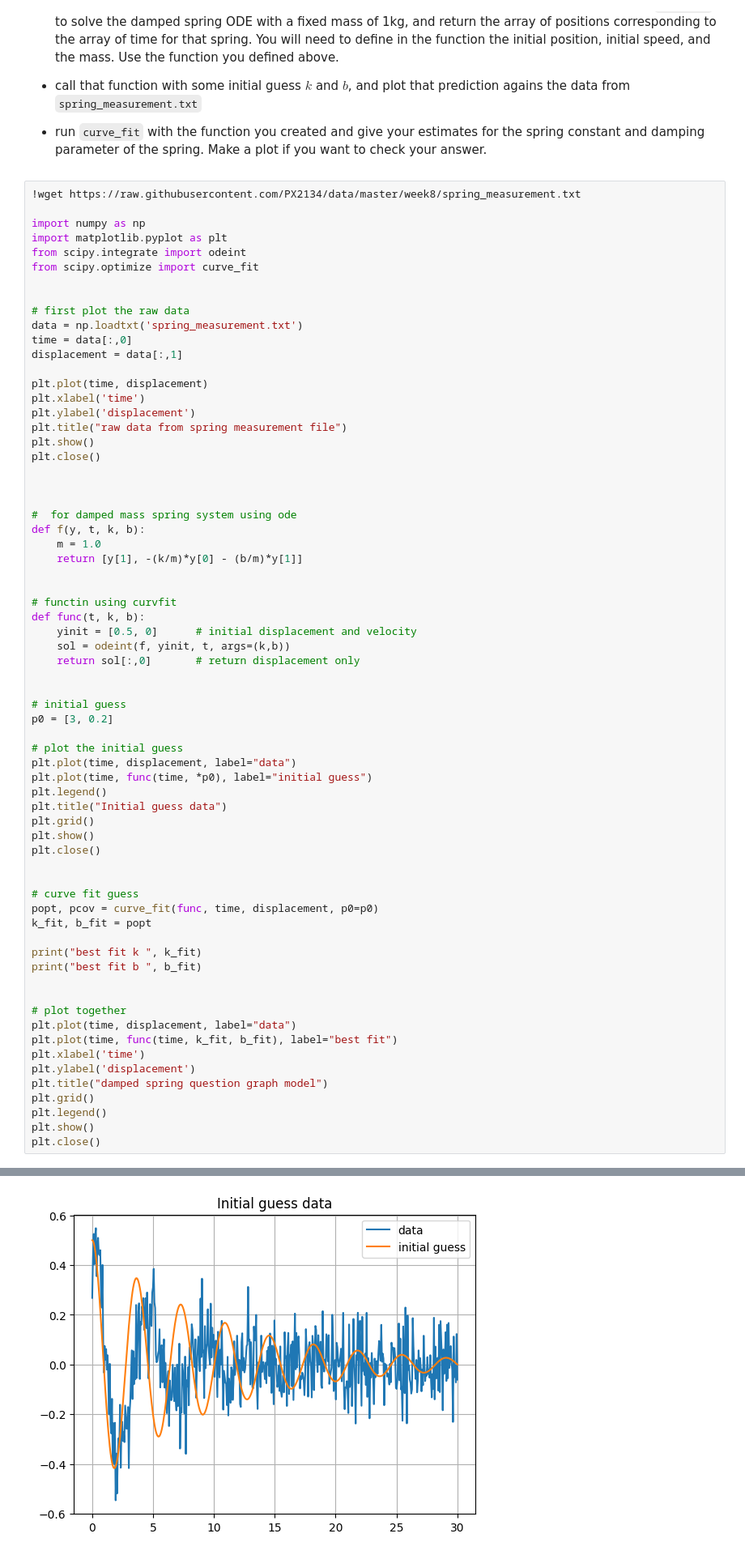
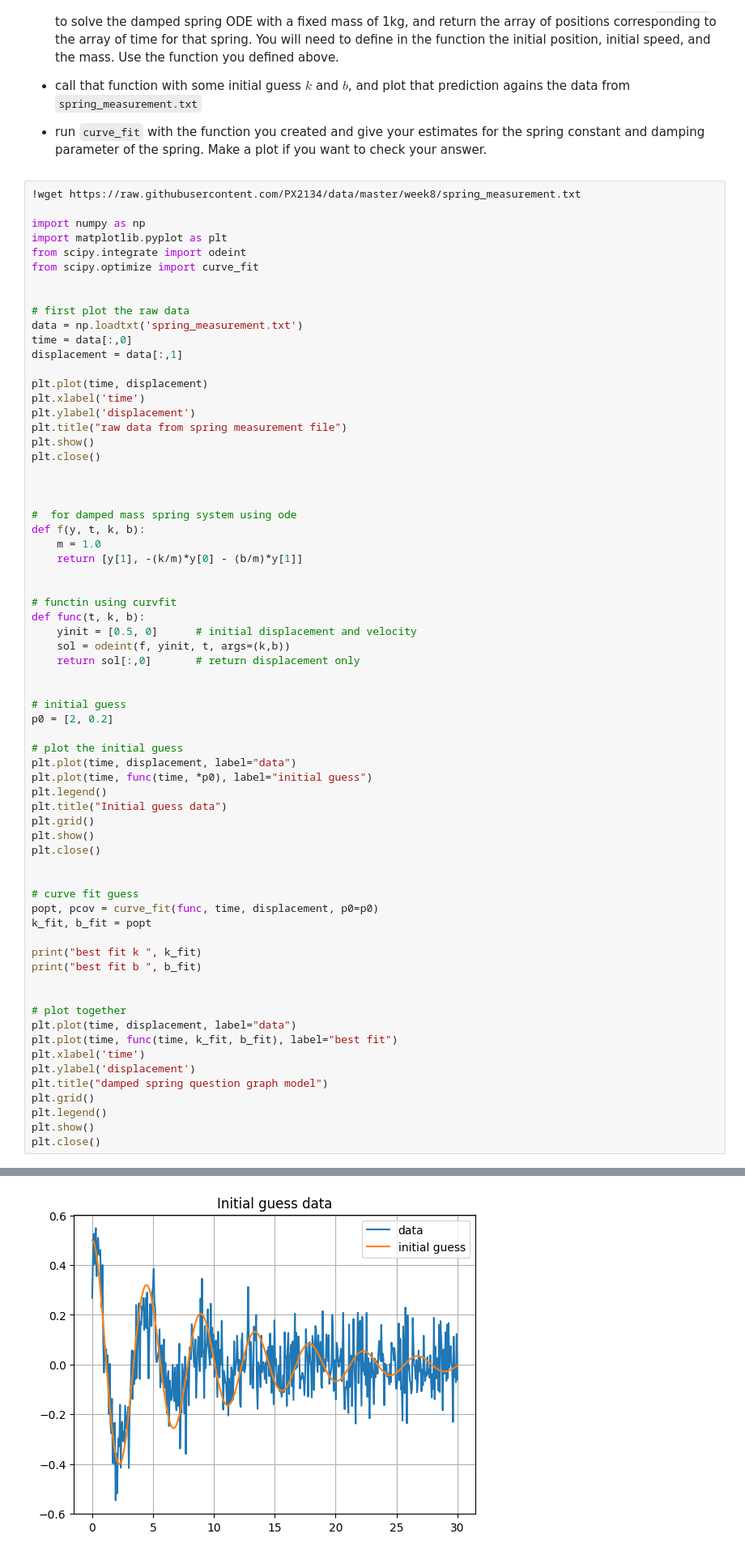
Before and after one commit to PX2145-2025/week-8-b-Bhavun-D, a Jupyter notebook: ODEs.ipynb, the cells around one changed output, grey strips where cells are left out. Shown at 81% size. Cells and saved outputs as stored; diff of their text form.

```diff
--- a/ODEs.ipynb
+++ b/ODEs.ipynb
@@ -384,7 +384,7 @@ def func(t, k, b):
 
 
 # initial guess
-p0 = [3, 0.2]
+p0 = [2, 0.2]
 
 # plot the initial guess
 plt.plot(time, displacement, label="data")
@@ -428,2 +428,2 @@ spring_measurement. 100%[===================>]  24.68K  --.-KB/s    in 0.001s
 [figure]
-[figure, old version]
+[figure, new version]
```
Also changed, not shown: parts of 3 cells of this notebook.
